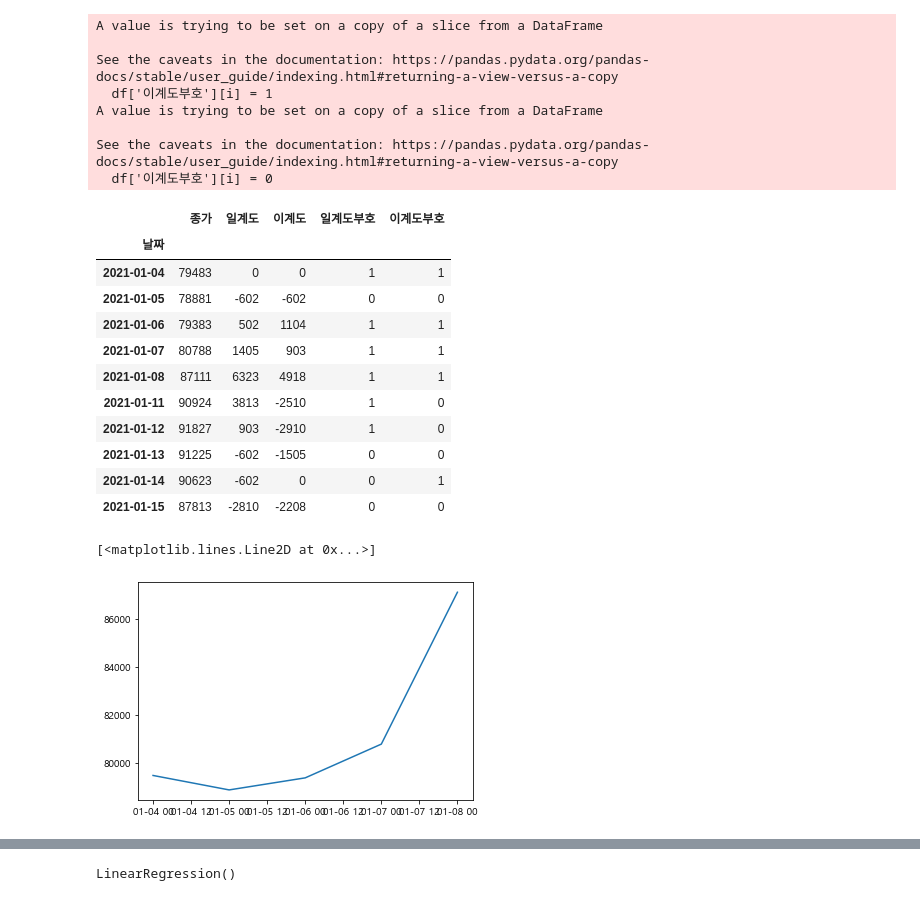
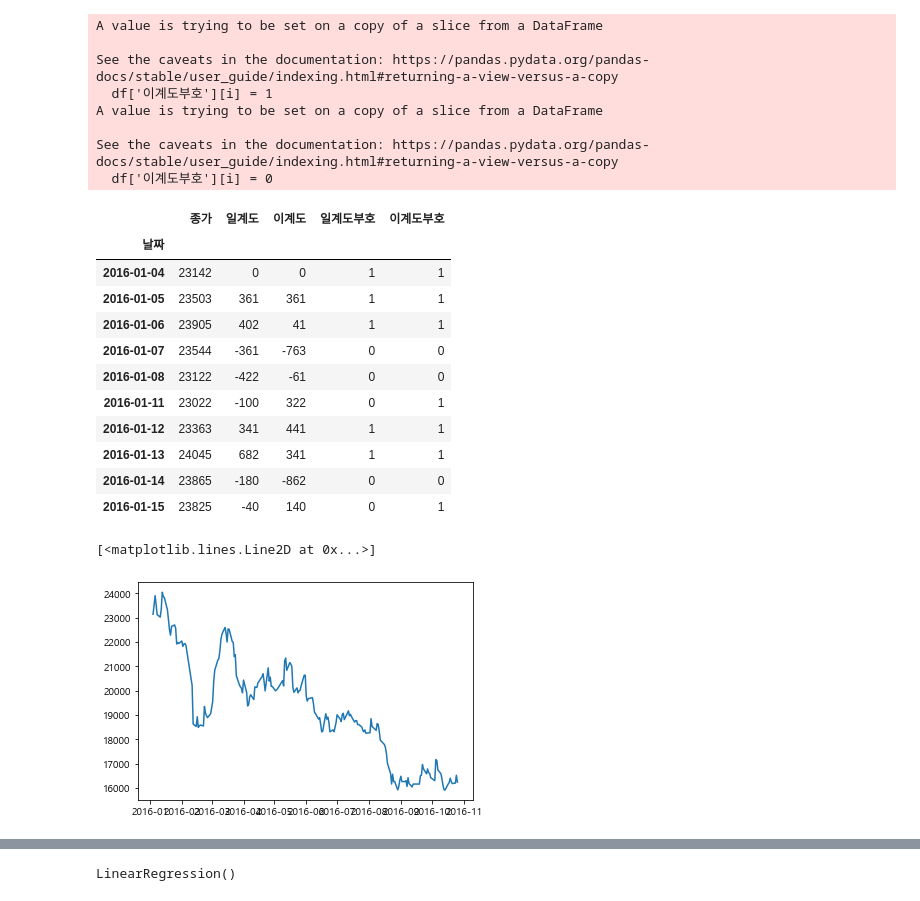
Before and after one commit to ghdakrk/Study_quant, a Jupyter notebook: momentum.ipynb, the cells around one changed output, grey strips where cells are left out. Cells and saved outputs as stored; diff of their text form; code cells hidden in the pictures.

```diff
--- a/momentum.ipynb
+++ b/momentum.ipynb
@@ -31,13 +31,13 @@ stock_list.head()
 | 4 | 265520 | AP시스템 |
 # %%
 name = '카카오'
-fromdate = str(20210101)
+fromdate = str(20160101)
 todate = str(20211104)
 
 ticker1 = stock_list.loc[stock_list['종목명']== name, '종목코드']
 df1 = stock.get_market_ohlcv_by_date(fromdate=fromdate, todate=todate, ticker=ticker1)
 
-data = np.log(df1['종가'])
+data = df1['종가']
 
 plt.figure(figsize=(8, 6))
 plt.plot(data)
@@ -145,18 +145,18 @@ df.head(10)
 # %% [output]
 |  | 종가 | 일계도 | 이계도 | 일계도부호 | 이계도부호 |
 | 날짜 |  |  |  |  |  |
-| 2021-01-04 | 79483 | 0 | 0 | 1 | 1 |
-| 2021-01-05 | 78881 | -602 | -602 | 0 | 0 |
-| 2021-01-06 | 79383 | 502 | 1104 | 1 | 1 |
-| 2021-01-07 | 80788 | 1405 | 903 | 1 | 1 |
-| 2021-01-08 | 87111 | 6323 | 4918 | 1 | 1 |
-| 2021-01-11 | 90924 | 3813 | -2510 | 1 | 0 |
-| 2021-01-12 | 91827 | 903 | -2910 | 1 | 0 |
-| 2021-01-13 | 91225 | -602 | -1505 | 0 | 0 |
-| 2021-01-14 | 90623 | -602 | 0 | 0 | 1 |
-| 2021-01-15 | 87813 | -2810 | -2208 | 0 | 0 |
+| 2016-01-04 | 23142 | 0 | 0 | 1 | 1 |
+| 2016-01-05 | 23503 | 361 | 361 | 1 | 1 |
+| 2016-01-06 | 23905 | 402 | 41 | 1 | 1 |
+| 2016-01-07 | 23544 | -361 | -763 | 0 | 0 |
+| 2016-01-08 | 23122 | -422 | -61 | 0 | 0 |
+| 2016-01-11 | 23022 | -100 | 322 | 0 | 1 |
+| 2016-01-12 | 23363 | 341 | 441 | 1 | 1 |
+| 2016-01-13 | 24045 | 682 | 341 | 1 | 1 |
+| 2016-01-14 | 23865 | -180 | -862 | 0 | 0 |
+| 2016-01-15 | 23825 | -40 | 140 | 0 | 1 |
 # %%
-plt.plot(df['종가'].head())
+plt.plot(df['종가'][:200])
 # %% [output]
 [<matplotlib.lines.Line2D at 0x...>]
-[figure, old version]
+[figure, new version]
```
Also changed, not shown: parts of 31 cells of this notebook, 1 other file.
